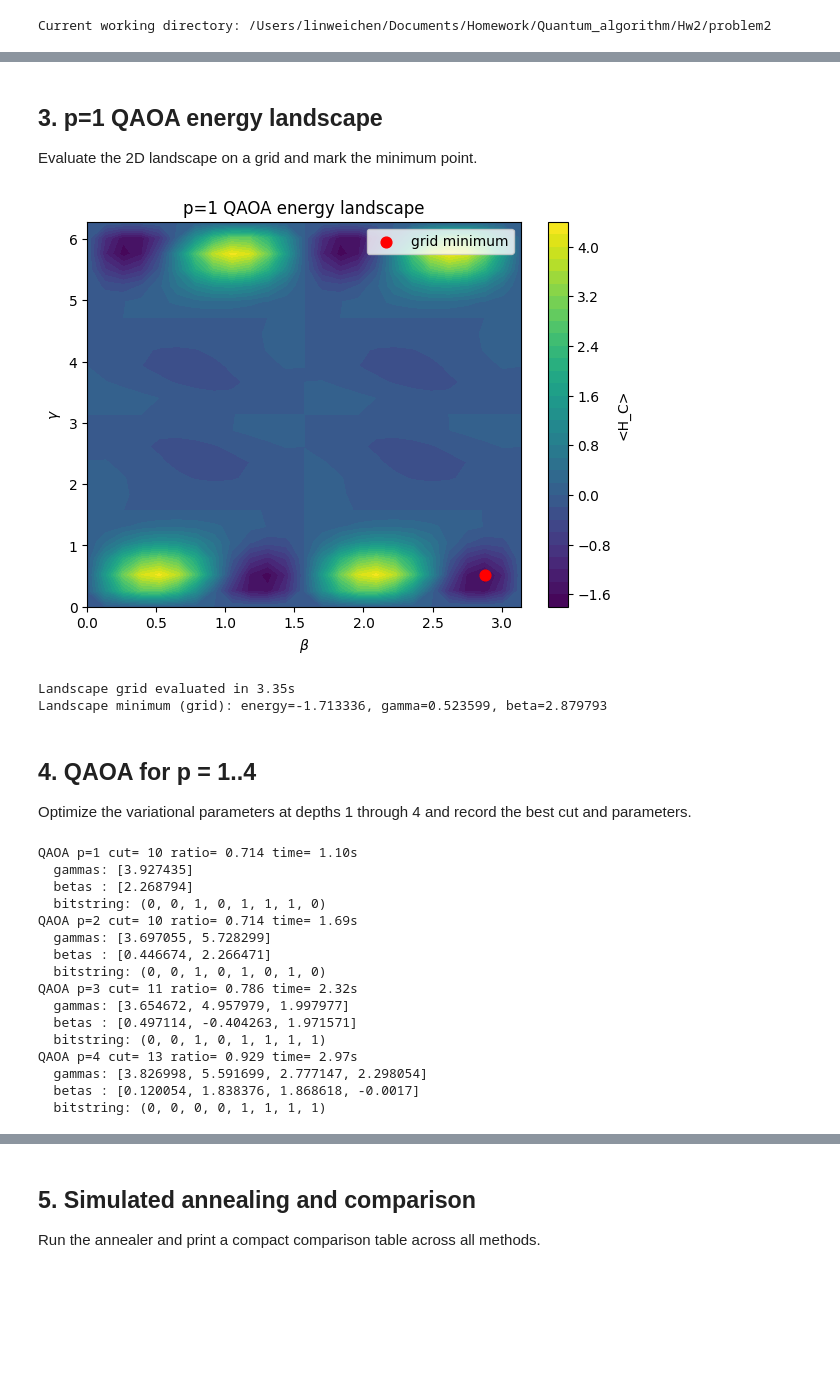
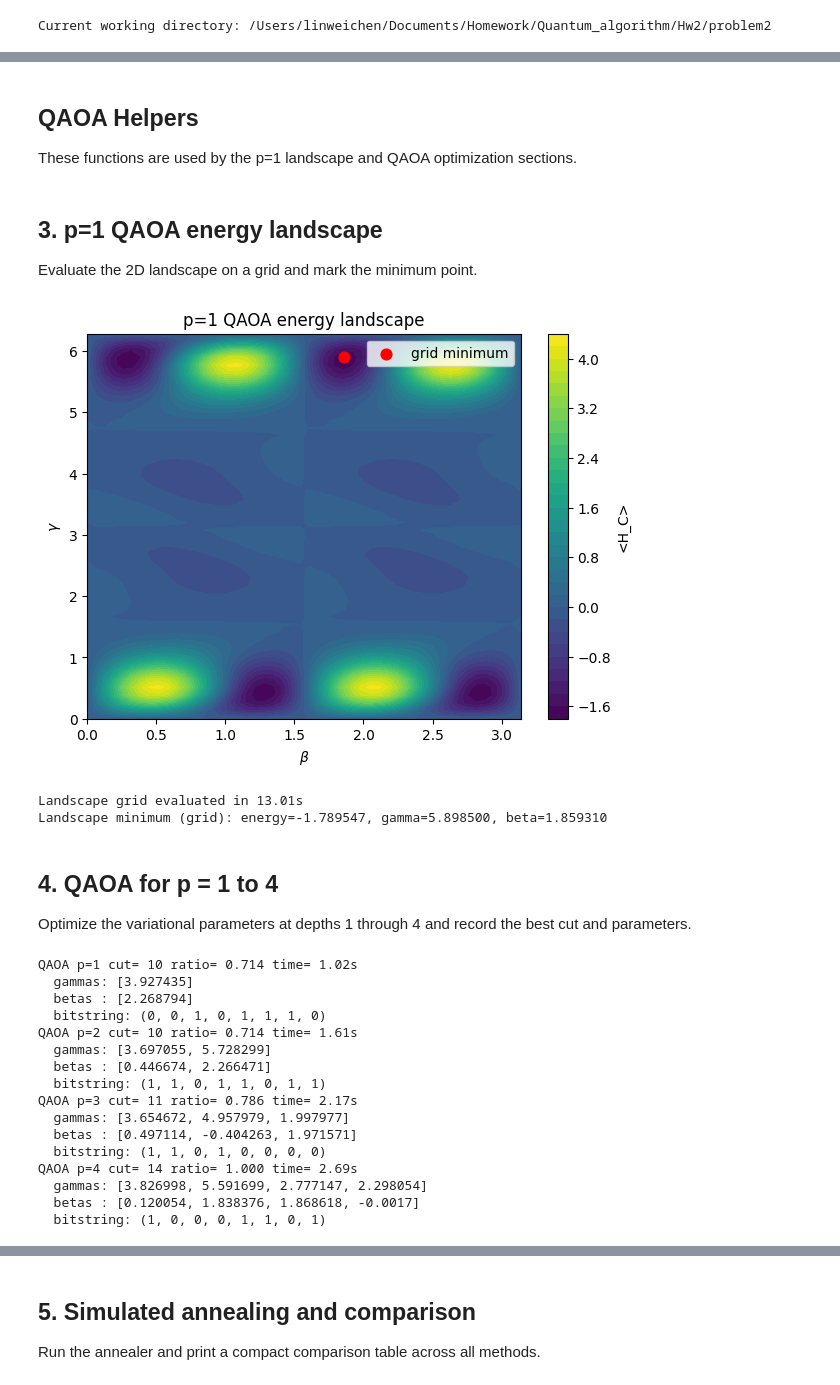
Before and after one commit to Weison-ai/Quantum_algorithm_Hw2, a Jupyter notebook: problem2/problem2.ipynb, the cells around one changed output, grey strips where cells are left out. Saved outputs shown, nothing was run; the diff lists cells and outputs as text; code cells hidden in the pictures; blank space fills up the shorter version.

```diff
--- a/problem2/problem2.ipynb
+++ b/problem2/problem2.ipynb
@@ -86,0 +87,4 @@ plt.show()
+# %% [markdown]
+## QAOA Helpers
+
+These functions are used by the p=1 landscape and QAOA optimization sections.
@@ -89,46 +218,49 @@ plt.show()
 
 Evaluate the 2D landscape on a grid and mark the minimum point.
 # %%
-landscape_start = time.perf_counter()
-gammas, betas, landscape = evaluate_qaoa_landscape(G, gamma_points=25, beta_points=25)
-landscape_time = time.perf_counter() - landscape_start
-min_index = np.unravel_index(np.argmin(landscape), landscape.shape)
-best_gamma = gammas[min_index[0]]
-best_beta = betas[min_index[1]]
-best_landscape_energy = landscape[min_index]
+import time
+
+land_start = time.perf_counter()
+gs, bs, z = land(G, gp=50, bp=50)
+land_time = time.perf_counter() - land_start
+min_i = np.unravel_index(np.argmin(z), z.shape)
+best_g = gs[min_i[0]]
+best_b = bs[min_i[1]]
+best_e = z[min_i]
 
 plt.figure(figsize=(7, 5))
-plt.contourf(betas, gammas, landscape, levels=30, cmap="viridis")
+plt.contourf(bs, gs, z, levels=30, cmap="viridis")
 plt.colorbar(label="<H_C>")
-plt.scatter([best_beta], [best_gamma], color="red", s=60, label="grid minimum")
+plt.scatter([best_b], [best_g], color="red", s=60, label="grid minimum")
 plt.xlabel(r"$\beta$")
 plt.ylabel(r"$\gamma$")
 plt.title("p=1 QAOA energy landscape")
 plt.legend()
+# plt.savefig('../report/figure/energy_landscape_maxcut.png', dpi=300, bbox_inches='tight')
 plt.show()
 
-print(f"Landscape grid evaluated in {landscape_time:.2f}s")
-print(f"Landscape minimum (grid): energy={best_landscape_energy:.6f}, gamma={best_gamma:.6f}, beta={best_beta:.6f}")
+print(f"Landscape grid evaluated in {land_time:.2f}s")
+print(f"Landscape minimum (grid): energy={best_e:.6f}, gamma={best_g:.6f}, beta={best_b:.6f}")
 # %% [output]
-[figure, old version]
+[figure, new version]
-Landscape grid evaluated in 3.35s
-Landscape minimum (grid): energy=-1.713336, gamma=0.523599, beta=2.879793
+Landscape grid evaluated in 13.01s
+Landscape minimum (grid): energy=-1.789547, gamma=5.898500, beta=1.859310
 # %% [markdown]
-## 4. QAOA for p = 1..4
+## 4. QAOA for p = 1 to 4
 
 Optimize the variational parameters at depths 1 through 4 and record the best cut and parameters.
 # %%
 qaoa_results = []
 for p in range(1, 5):
     start = time.perf_counter()
-    result = optimize_qaoa(G, p=p, seed=seed, steps=60, learning_rate=0.12)
+    result = opt_qaoa(G, p=p, seed=seed, steps=60, lr=0.12)
     elapsed = time.perf_counter() - start
-    ratio = approximation_ratio(result["cut"], exact.cut_value)
+    r = result["cut"] / best if best else 0.0
     qaoa_results.append(
         {
             "method": f"QAOA p={p}",
             "cut": result["cut"],
-            "ratio": ratio,
+            "ratio": r,
             "time": elapsed,
             "gammas": result["gammas"],
             "betas": result["betas"],
@@ -142,19 +274,19 @@ for row in qaoa_results:
     print("  betas :", np.round(row["betas"], 6).tolist())
     print("  bitstring:", row["bitstring"])
 # %% [output]
-QAOA p=1 cut= 10 ratio= 0.714 time= 1.10s
+QAOA p=1 cut= 10 ratio= 0.714 time= 1.02s
   gammas: [3.927435]
   betas : [2.268794]
   bitstring: (0, 0, 1, 0, 1, 1, 1, 0)
-QAOA p=2 cut= 10 ratio= 0.714 time= 1.69s
+QAOA p=2 cut= 10 ratio= 0.714 time= 1.61s
   gammas: [3.697055, 5.728299]
   betas : [0.446674, 2.266471]
-  bitstring: (0, 0, 1, 0, 1, 0, 1, 0)
-QAOA p=3 cut= 11 ratio= 0.786 time= 2.32s
+  bitstring: (1, 1, 0, 1, 1, 0, 1, 1)
+QAOA p=3 cut= 11 ratio= 0.786 time= 2.17s
   gammas: [3.654672, 4.957979, 1.997977]
   betas : [0.497114, -0.404263, 1.971571]
-  bitstring: (0, 0, 1, 0, 1, 1, 1, 1)
-QAOA p=4 cut= 13 ratio= 0.929 time= 2.97s
+  bitstring: (1, 1, 0, 1, 0, 0, 0, 0)
+QAOA p=4 cut= 14 ratio= 1.000 time= 2.69s
   gammas: [3.826998, 5.591699, 2.777147, 2.298054]
   betas : [0.120054, 1.838376, 1.868618, -0.0017]
-  bitstring: (0, 0, 0, 0, 1, 1, 1, 1)
+  bitstring: (1, 0, 0, 0, 1, 1, 0, 1)
```
Also changed, not shown: parts of 11 cells of this notebook, 21 other files.
